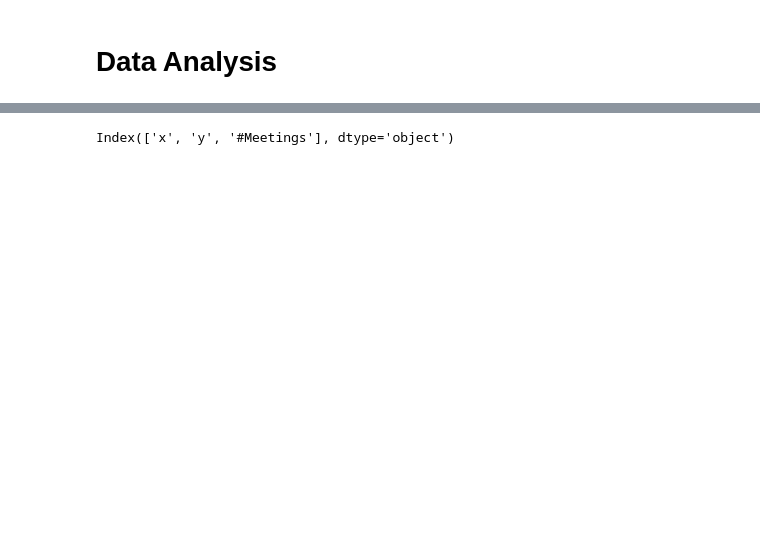
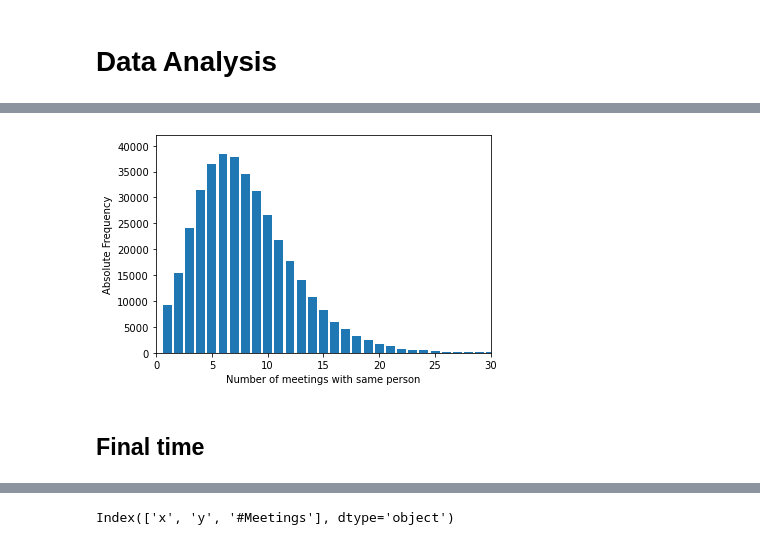
Before and after one commit to AxelTob/Simulering, a Jupyter notebook: assignment3/task2/PlotOutput.ipynb, the cells around one changed output, grey strips where cells are left out. Drawn from its saved outputs; the diff is of its cells as text; code cells hidden in the pictures; blank space fills up the shorter version.

```diff
--- a/assignment3/task2/PlotOutput.ipynb
+++ b/assignment3/task2/PlotOutput.ipynb
@@ -7,0 +37,2 @@ import seaborn as sns
+# %%
+meetings2 = pd.read_csv('occurencessimulation2.csv', header = None, names = ['Meetings'])
@@ -7,0 +43,2 @@ import seaborn as sns
+# %%
+meetings2 = meetings2[meetings2['Meetings']> 0]
@@ -7,0 +75,11 @@ import seaborn as sns
+# %%
+plt.bar(*np.unique(meetings2['Meetings'], return_counts=True))
+plt.xlim([0,30])
+plt.ylim([0,42000])
+plt.xlabel('Number of meetings with same person')
+plt.ylabel('Absolute Frequency')
+plt.savefig('Meetings2.png')
+# %% [output]
+[figure, added]
+# %% [markdown]
+## Final time
```
Also changed, not shown: parts of 42 cells of this notebook.
